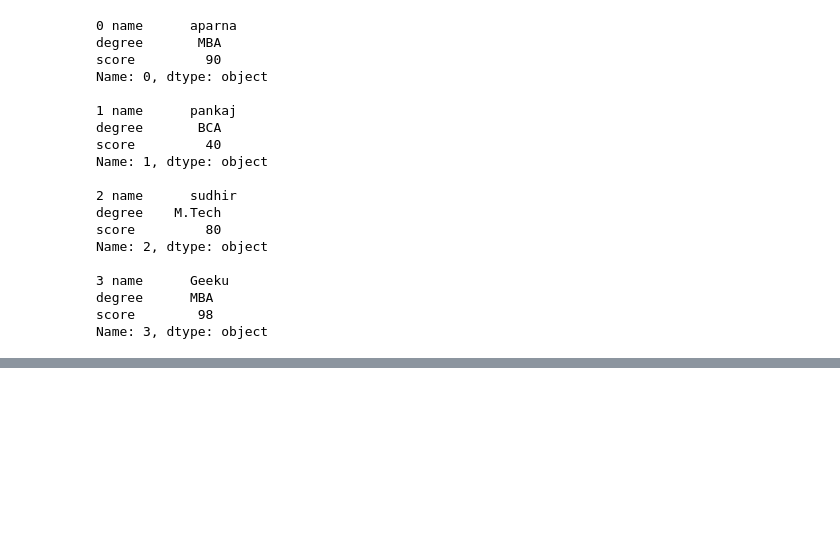
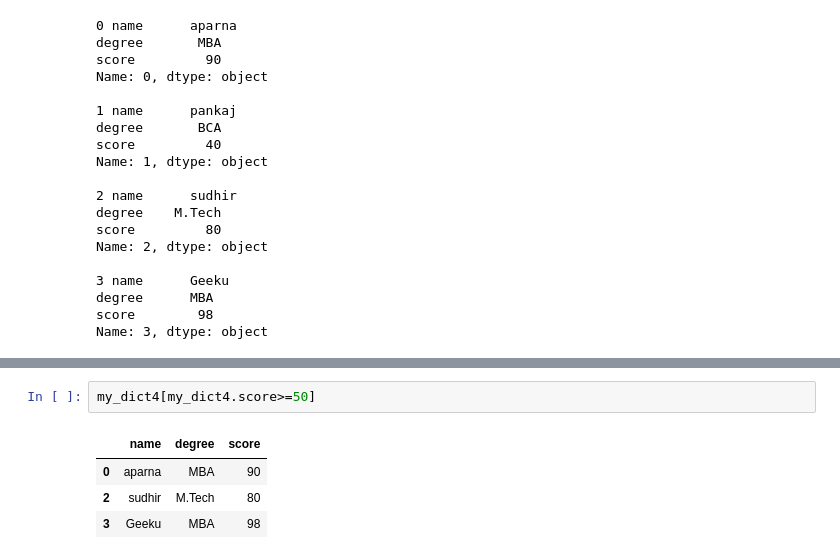
Before and after one commit to alaminbhuyan/Visualization, a Jupyter notebook: Pandas2/Geek_for_geek.ipynb, the cells around one changed output, grey strips where cells are left out. Drawn from its saved outputs; the diff is of its cells as text; blank space fills up the shorter version.

```diff
--- a/Pandas2/Geek_for_geek.ipynb
+++ b/Pandas2/Geek_for_geek.ipynb
@@ -373,0 +423,7 @@ Name: 3, dtype: object
+# %%
+my_dict4[my_dict4.score>=50]
+# %% [output]
+|  | name | degree | score |
+| 0 | aparna | MBA | 90 |
+| 2 | sudhir | M.Tech | 80 |
+| 3 | Geeku | MBA | 98 |
```
Also changed, not shown: parts of 19 cells of this notebook, 5 other files.
